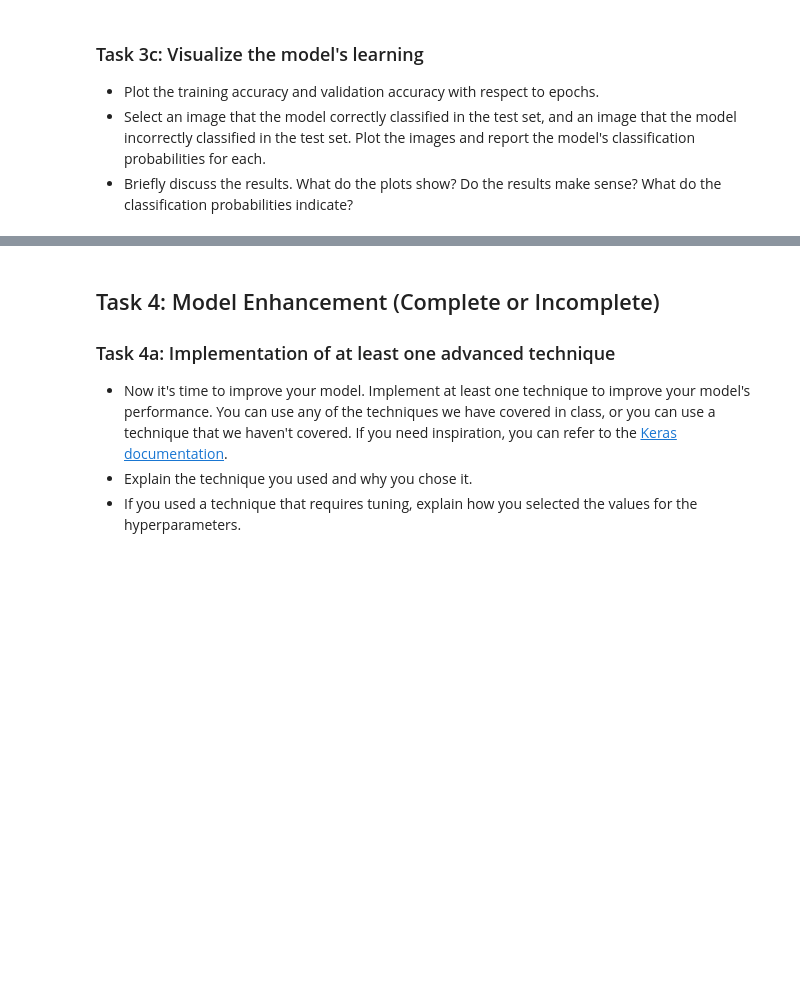
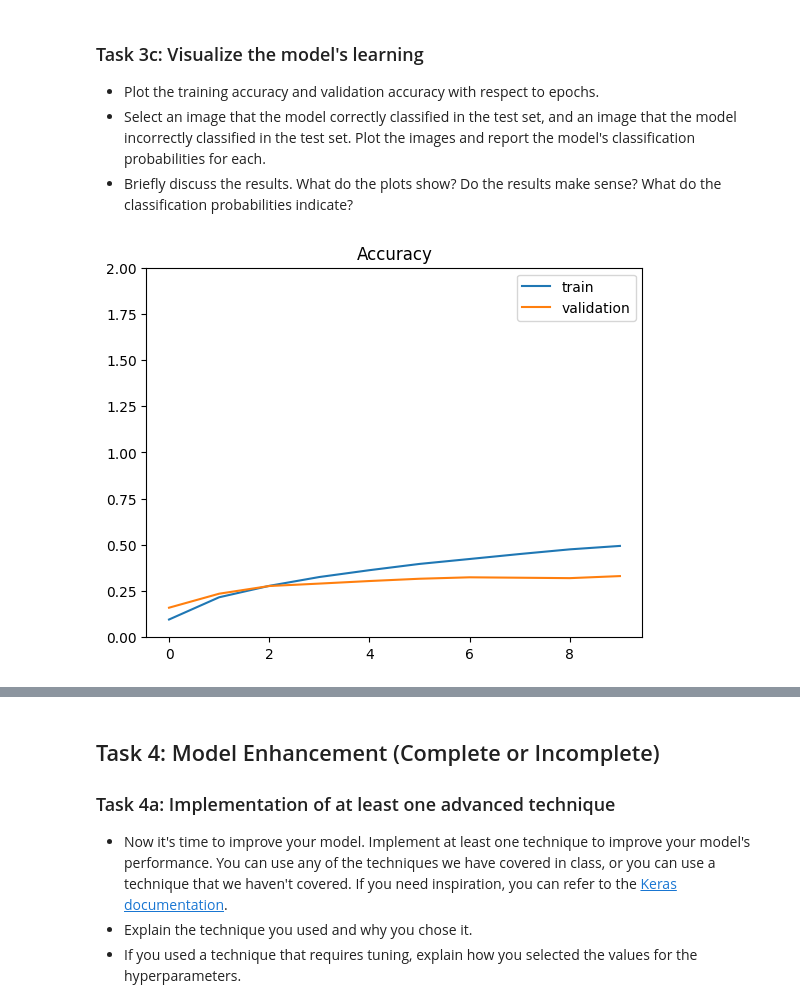
Before and after one commit to neethil/deep_learning, a Jupyter notebook: 02_activities/assignments/assignment_1.ipynb, the cells around one changed output, grey strips where cells are left out. Saved outputs shown, nothing was run; the diff lists cells and outputs as text; code cells hidden in the pictures; blank space fills up the shorter version.

```diff
--- a/02_activities/assignments/assignment_1.ipynb
+++ b/02_activities/assignments/assignment_1.ipynb
@@ -204,10 +204,10 @@ model.compile(
 # %%
 # Your Code Here
 
-model.fit(
+history = model.fit(
     x_train, # Training data
     y_train, # Training labels
-    epochs=15, # Number of epochs
+    epochs=10, # Number of epochs
     batch_size=32, # Number of samples per batch
     validation_split=0.2 # Use 20% of the data for validation
 )
@@ -301,3 +309,11 @@ Accuracy: 32.16%
 - Briefly discuss the results. What do the plots show? Do the results make sense? What do the classification probabilities indicate?
 # %%
 # Your Code Here
+
+plt.plot(history.history['accuracy'], label='train')
+plt.plot(history.history['val_accuracy'], label='validation')
+plt.ylim(0, 2)
+plt.legend(loc='best')
+plt.title('Accuracy');
+# %% [output]
+[figure, added]
```
Also changed, not shown: parts of 14 cells of this notebook.
